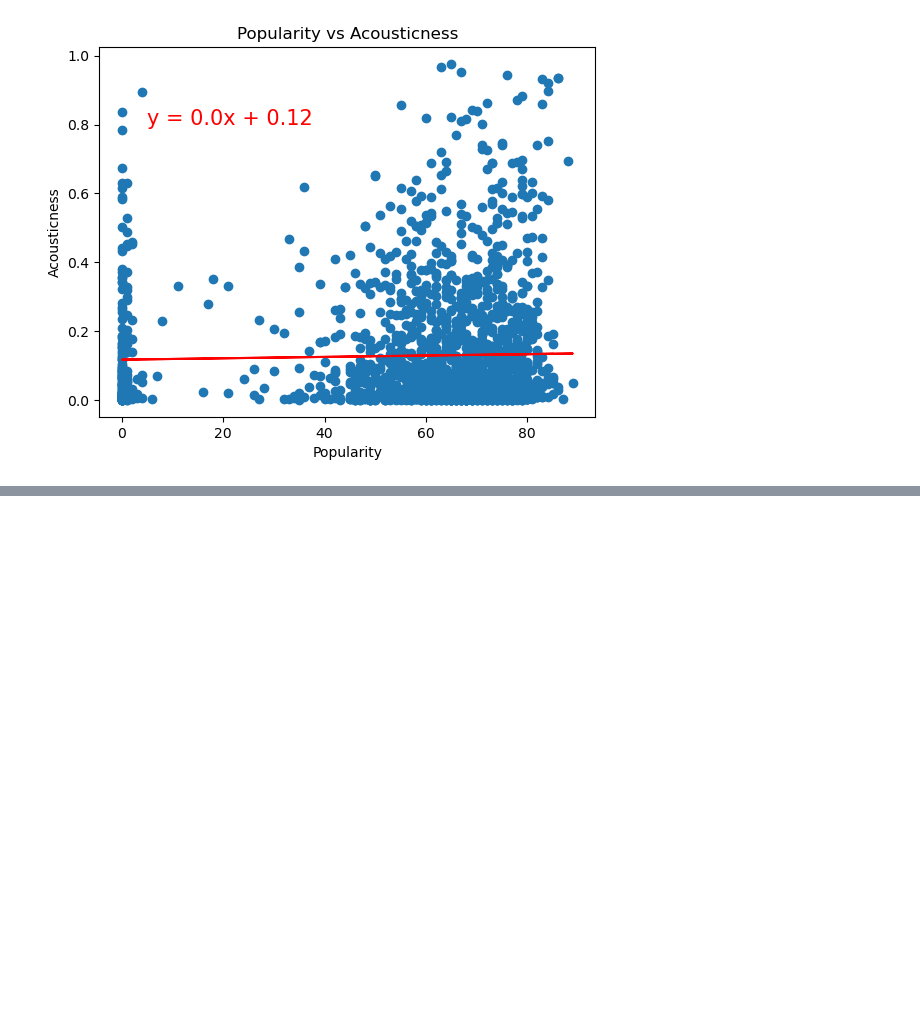
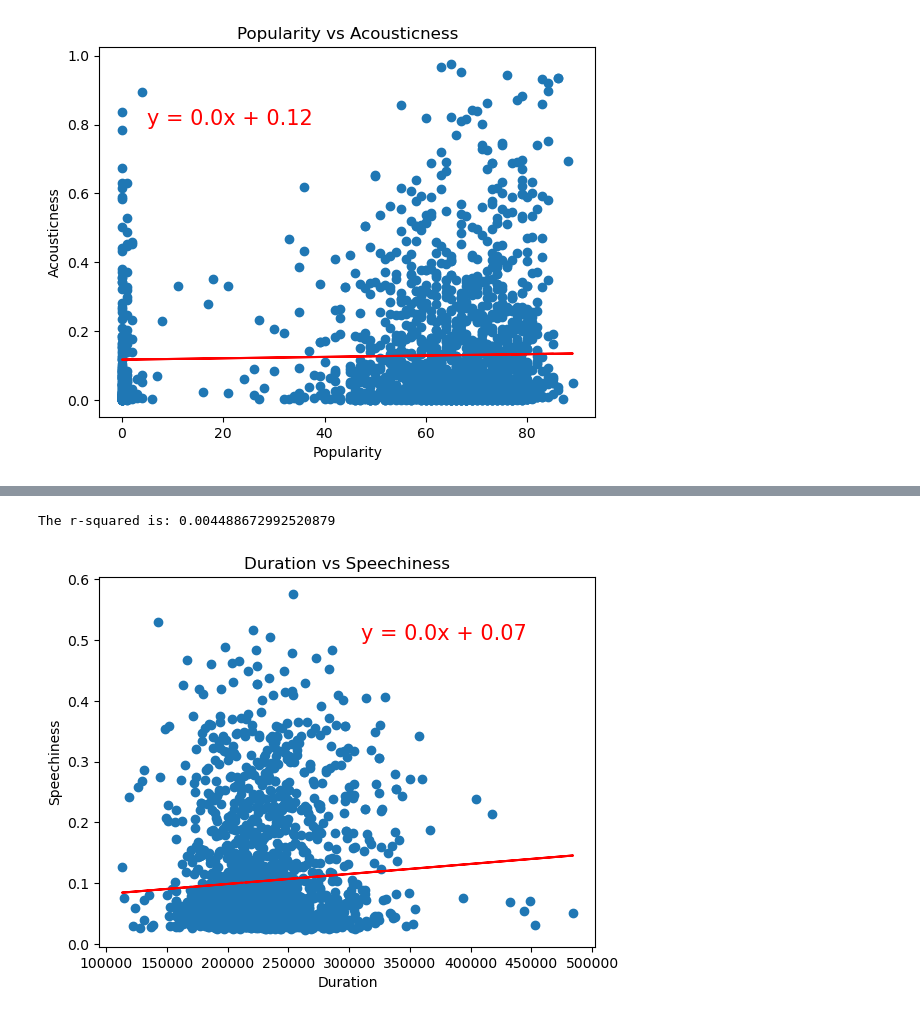
Before and after one commit to RyWheliss96/project-one, a Jupyter notebook: DM.ipynb, the cells around one changed output, grey strips where cells are left out. Drawn from its saved outputs; the diff is of its cells as text; code cells hidden in the pictures; blank space fills up the shorter version.

Commit message:
adding final exploratory visualizations to DM

```diff
--- a/DM.ipynb
+++ b/DM.ipynb
@@ -102,0 +110,6 @@ losers.head()
+# %%
+#Duration significant?
+linear_reg_plot(spotify_df['duration_ms'],spotify_df['speechiness'],310000,0.5,"Duration","Speechiness", "Duration vs Speechiness")
+# %% [output]
+The r-squared is: 0.004488672992520879
+[figure, added]
```
Also changed, not shown: parts of 8 cells of this notebook.
